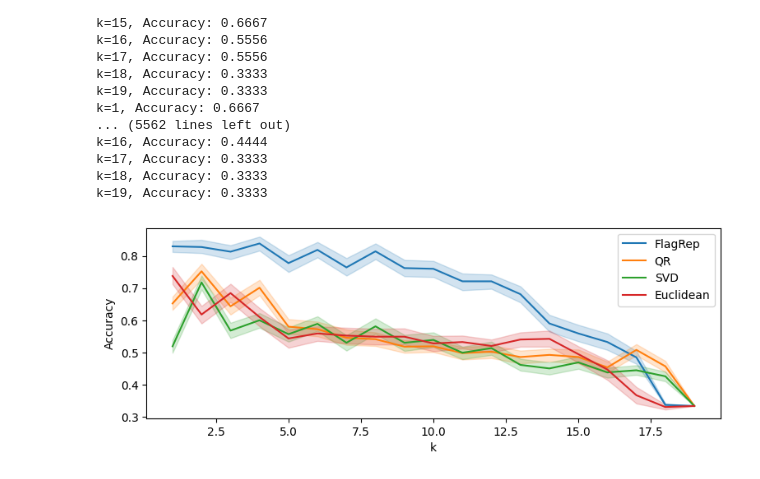
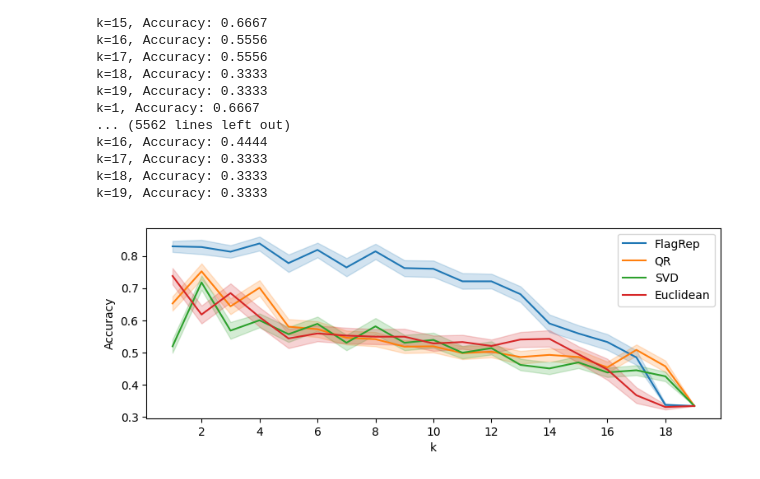
Before and after one commit to tolgabirdal/FlagManifoldsV3, a Jupyter notebook: python/weiszmann.ipynb, the cells around one changed output. Drawn from its saved outputs; the diff is of its cells as text; code cells hidden in the pictures.

```diff
--- a/python/weiszmann.ipynb
+++ b/python/weiszmann.ipynb
@@ -370,7 +370,8 @@ k=19, Accuracy: 0.3333
 # %%
 plt.figure(figsize = (9,3))
 sns.lineplot(data = results, x = 'k', y = 'Accuracy', hue = 'Method Name')
 plt.legend(loc='upper right')
+plt.xticks(np.arange(2,k_values[-1]+1,2))
 plt.savefig('../results/weizmann_clustering.pdf', bbox_inches = 'tight')
 # %% [output]
-[figure, old version]
+[figure, new version]
```
Also changed, not shown: parts of 1 cell of this notebook.
